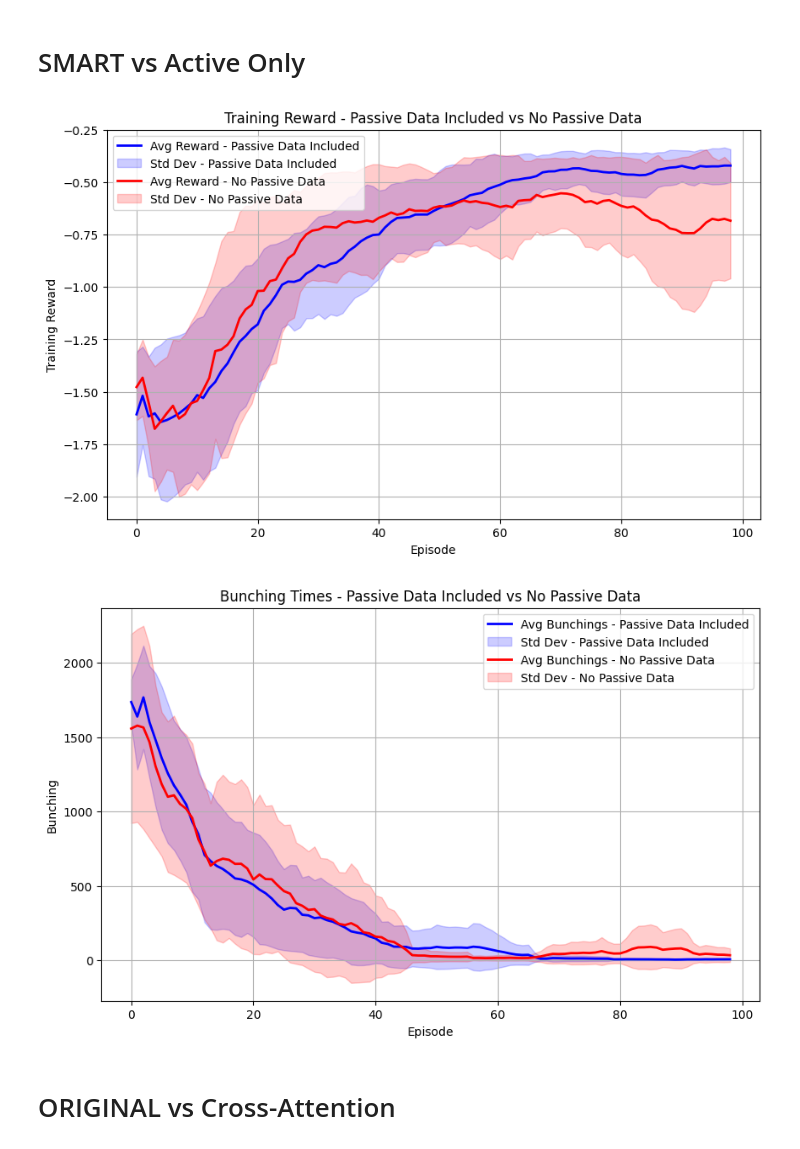
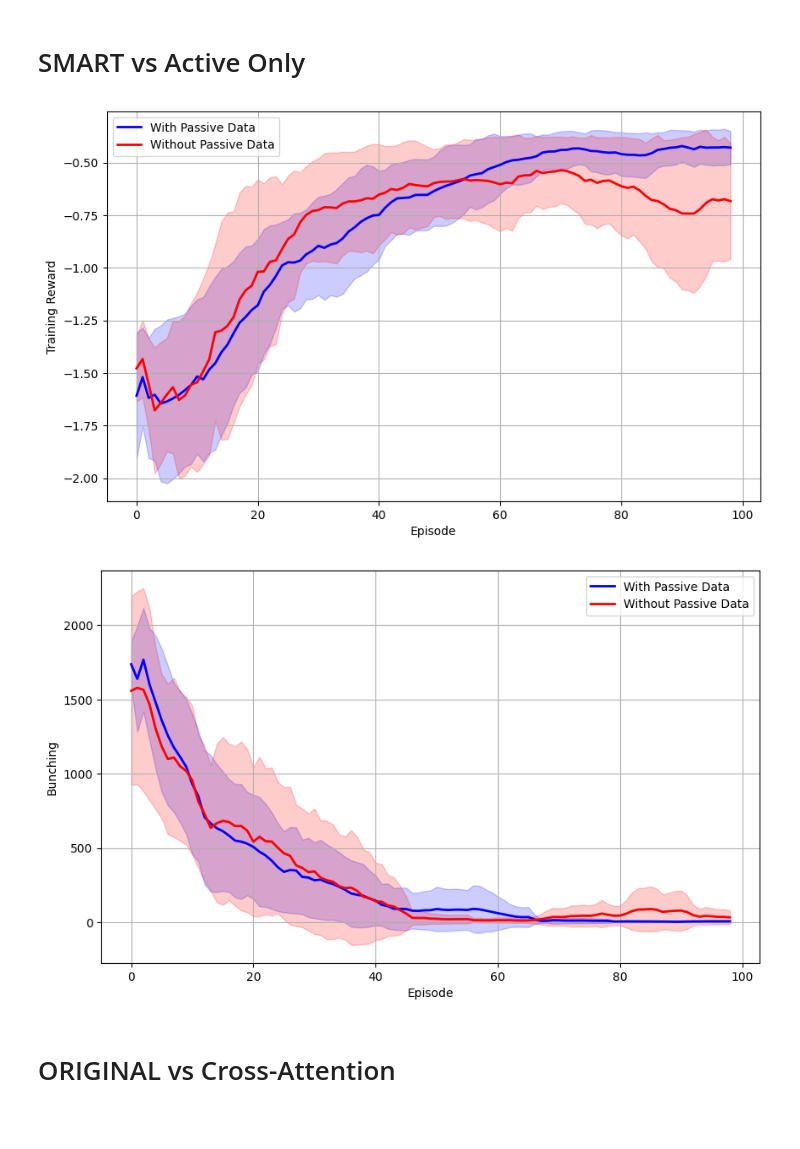
Before and after one commit to bonny2016/marl-bus-control, a Jupyter notebook: plot-final.ipynb, the cells around one changed output. Saved outputs shown, nothing was run; the diff lists cells and outputs as text; code cells hidden in the pictures; blank space fills up the shorter version.

```diff
--- a/plot-final.ipynb
+++ b/plot-final.ipynb
@@ -52,10 +52,10 @@ def plot_reward(pattern_mine, pattern_original, label_mine, label_original, epoc
 
     # Plot the smoothed mean and shaded std for Cross Attention
     plt.plot(smoothed_mean_reward_cross_att.index, smoothed_mean_reward_cross_att, color='blue', linewidth=2,
-             label=f'Avg Reward - {label_mine}')
+             label=f'{label_mine}')
     plt.fill_between(smoothed_mean_reward_cross_att.index, smoothed_mean_reward_cross_att - smoothed_std_reward_cross_att,
-                     smoothed_mean_reward_cross_att + smoothed_std_reward_cross_att, color='blue', alpha=0.2,
-                     label=f'Std Dev - {label_mine}')
+                     smoothed_mean_reward_cross_att + smoothed_std_reward_cross_att, color='blue', alpha=0.2)
+#                      label=f'Std Dev - {label_mine}')
 
     if plot_individual:
         # Plot individual lines for CAAC
@@ -64,12 +64,12 @@ def plot_reward(pattern_mine, pattern_original, label_mine, label_original, epoc
 
     # Plot the smoothed mean and shaded std for CAAC
     plt.plot(smoothed_mean_reward_caac.index, smoothed_mean_reward_caac, color='red', linewidth=2,
-             label=f'Avg Reward - {label_original}')
+             label=f'{label_original}')
     plt.fill_between(smoothed_mean_reward_caac.index, smoothed_mean_reward_caac - smoothed_std_reward_caac,
-                     smoothed_mean_reward_caac + smoothed_std_reward_caac, color='red', alpha=0.2,
-                     label=f'Std Dev - {label_original}')
+                     smoothed_mean_reward_caac + smoothed_std_reward_caac, color='red', alpha=0.2)
+#                      label=f'Std Dev - {label_original}')
 
-    plt.title(f'Training Reward - {label_mine} vs {label_original}')
+#     plt.title(f'Training Reward - {label_mine} vs {label_original}')
     plt.xlabel('Episode')
     plt.ylabel('Training Reward')
     plt.legend()
@@ -122,10 +122,10 @@ def plot_bunching(pattern_mine, pattern_original, label_mine, label_original, ep
 
     # Plot the smoothed mean and shaded std for Cross Attention
     plt.plot(smoothed_mean_reward_cross_att.index, smoothed_mean_reward_cross_att, color='blue', linewidth=2,
-             label=f'Avg Bunchings - {label_mine}')
+             label=f'{label_mine}')
     plt.fill_between(smoothed_mean_reward_cross_att.index, smoothed_mean_reward_cross_att - smoothed_std_reward_cross_att,
-                     smoothed_mean_reward_cross_att + smoothed_std_reward_cross_att, color='blue', alpha=0.2,
-                     label=f'Std Dev - {label_mine}')
+                     smoothed_mean_reward_cross_att + smoothed_std_reward_cross_att, color='blue', alpha=0.2)
+#                      label=f'Std Dev - {label_mine}')
     if plot_individual:
         # Plot individual lines for CAAC
         for i, reward in enumerate(rewards_caac):
@@ -133,12 +133,12 @@ def plot_bunching(pattern_mine, pattern_original, label_mine, label_original, ep
 
     # Plot the smoothed mean and shaded std for CAAC
     plt.plot(smoothed_mean_reward_caac.index, smoothed_mean_reward_caac, color='red', linewidth=2,
-             label=f"Avg Bunchings - {label_original}")
+             label=f"{label_original}")
     plt.fill_between(smoothed_mean_reward_caac.index, smoothed_mean_reward_caac - smoothed_std_reward_caac,
-                     smoothed_mean_reward_caac + smoothed_std_reward_caac, color='red', alpha=0.2,
-                     label=f'Std Dev - {label_original}')
+                     smoothed_mean_reward_caac + smoothed_std_reward_caac, color='red', alpha=0.2)
+#                      label=f'Std Dev - {label_original}')
 
-    plt.title(f'Bunching Times - {label_mine} vs {label_original}')
+#     plt.title(f'Bunching Times - {label_mine} vs {label_original}')
     plt.xlabel('Episode')
     plt.ylabel('Bunching')
     plt.legend()
@@ -147,14 +147,14 @@ def plot_bunching(pattern_mine, pattern_original, label_mine, label_original, ep
 # %% [markdown]
 # SMART vs Active Only
 # %%
-pattern_mine = './log/A_0_1TD3_Distill2all*.csv'
-pattern_original = './log/A_0_1TD3_Distill_ActiveOnly2all*.csv'
+pattern_mine = './log_with_without_passive/A_0_1TD3_Distill2all*.csv'
+pattern_original = './log_with_without_passive/A_0_1TD3_Distill_ActiveOnly2all*.csv'
 
 plot_reward(pattern_mine, pattern_original, "With Passive Data", "Without Passive Data", 0, 100)
-plot_bunching(pattern_mine, pattern_original, "With Passive Data", "With Passive Data", 0, 100)
+plot_bunching(pattern_mine, pattern_original, "With Passive Data", "Without Passive Data", 0, 100)
 # %% [output]
-[figure, old version]
+[figure, new version]
-[figure, old version]
+[figure, new version]
 # %% [markdown]
 # ORIGINAL vs Cross-Attention
 # %%
```
Also changed, not shown: 6 other files.
